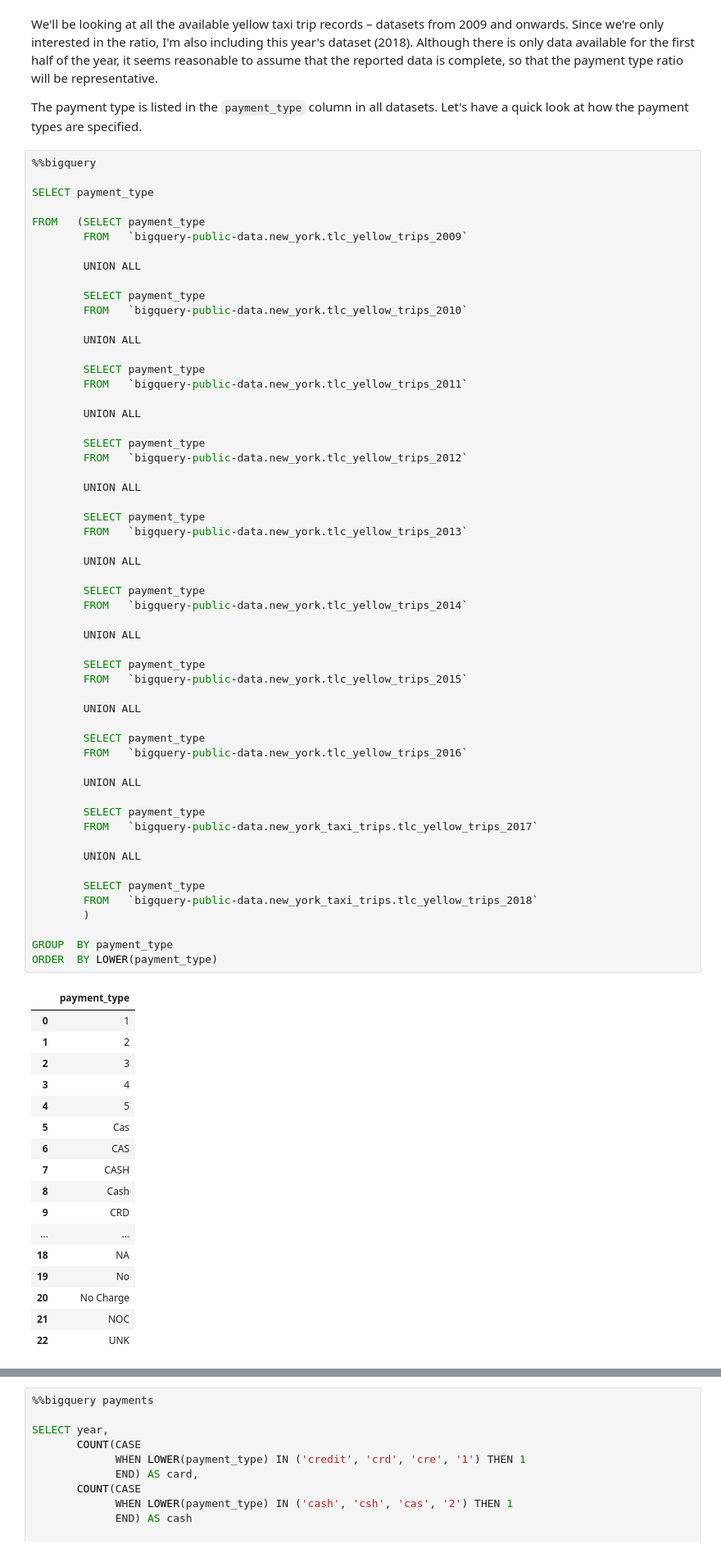
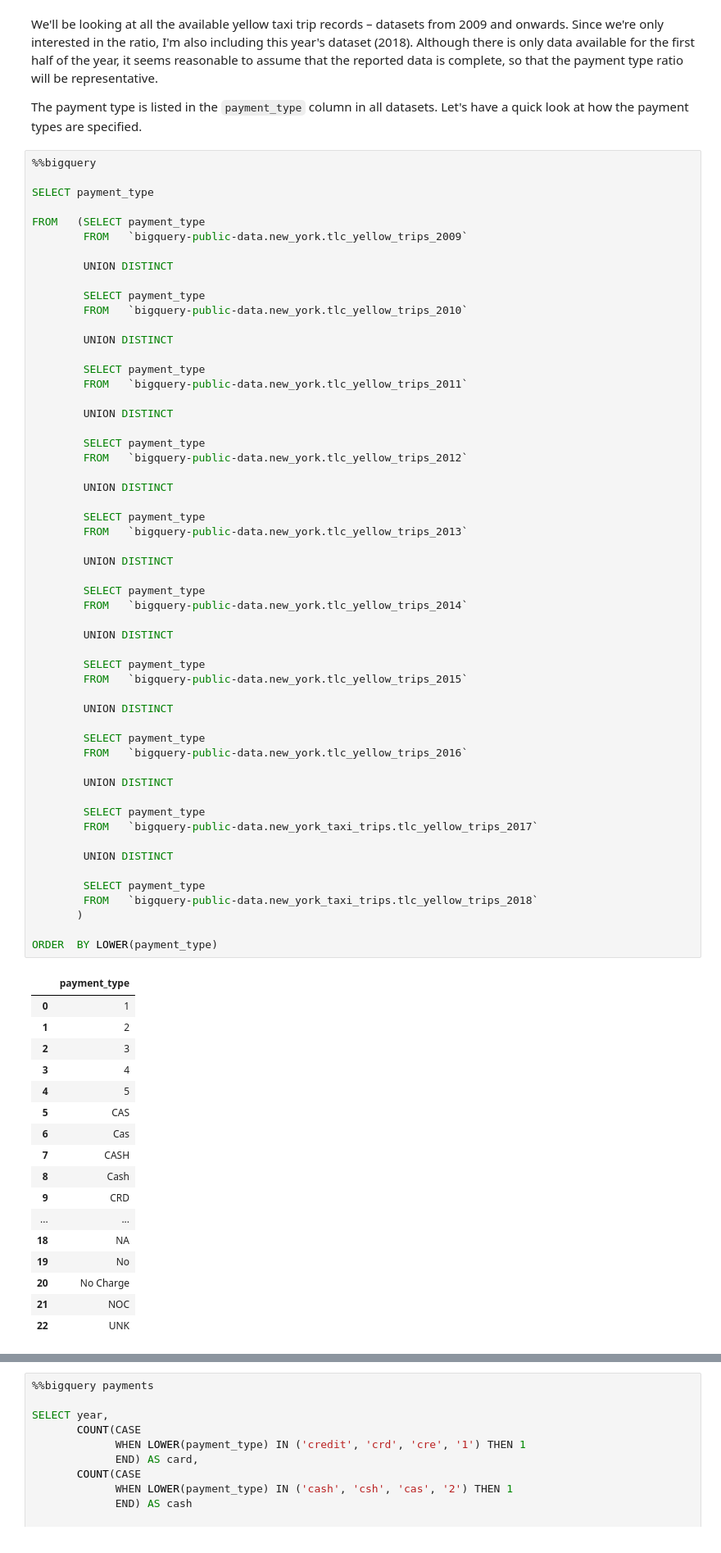
Before and after one commit to odaom/unacast_work_sample, a Jupyter notebook: Unacast_work_sample.ipynb, the cells around one changed output, grey strips where cells are left out. Shown: that part at 82% size. Saved outputs shown, nothing was run; the diff lists cells and outputs as text.

```diff
--- a/Unacast_work_sample.ipynb
+++ b/Unacast_work_sample.ipynb
@@ -52,63 +52,62 @@ SELECT payment_type
 FROM   (SELECT payment_type
         FROM   `bigquery-public-data.new_york.tlc_yellow_trips_2009`
 
-        UNION ALL
+        UNION DISTINCT
 
         SELECT payment_type
         FROM   `bigquery-public-data.new_york.tlc_yellow_trips_2010`
 
-        UNION ALL
+        UNION DISTINCT
 
         SELECT payment_type
         FROM   `bigquery-public-data.new_york.tlc_yellow_trips_2011`
 
-        UNION ALL
+        UNION DISTINCT
 
         SELECT payment_type
         FROM   `bigquery-public-data.new_york.tlc_yellow_trips_2012`
 
-        UNION ALL
+        UNION DISTINCT
 
         SELECT payment_type
         FROM   `bigquery-public-data.new_york.tlc_yellow_trips_2013`
 
-        UNION ALL
+        UNION DISTINCT
 
         SELECT payment_type
         FROM   `bigquery-public-data.new_york.tlc_yellow_trips_2014`
 
-        UNION ALL
+        UNION DISTINCT
 
         SELECT payment_type
         FROM   `bigquery-public-data.new_york.tlc_yellow_trips_2015`
 
-        UNION ALL
+        UNION DISTINCT
 
         SELECT payment_type
         FROM   `bigquery-public-data.new_york.tlc_yellow_trips_2016`
 
-        UNION ALL
+        UNION DISTINCT
 
         SELECT payment_type
         FROM   `bigquery-public-data.new_york_taxi_trips.tlc_yellow_trips_2017`
 
-        UNION ALL
+        UNION DISTINCT
 
         SELECT payment_type
         FROM   `bigquery-public-data.new_york_taxi_trips.tlc_yellow_trips_2018`
-        )
+       )
 
-GROUP  BY payment_type
 ORDER  BY LOWER(payment_type)
 # %% [output]
 |  | payment_type |
 | 0 | 1 |
 | 1 | 2 |
 | 2 | 3 |
 | 3 | 4 |
 | 4 | 5 |
-| 5 | Cas |
-| 6 | CAS |
+| 5 | CAS |
+| 6 | Cas |
 | 7 | CASH |
 | 8 | Cash |
 | 9 | CRD |
```
Also changed, not shown: parts of 1 cell of this notebook.
